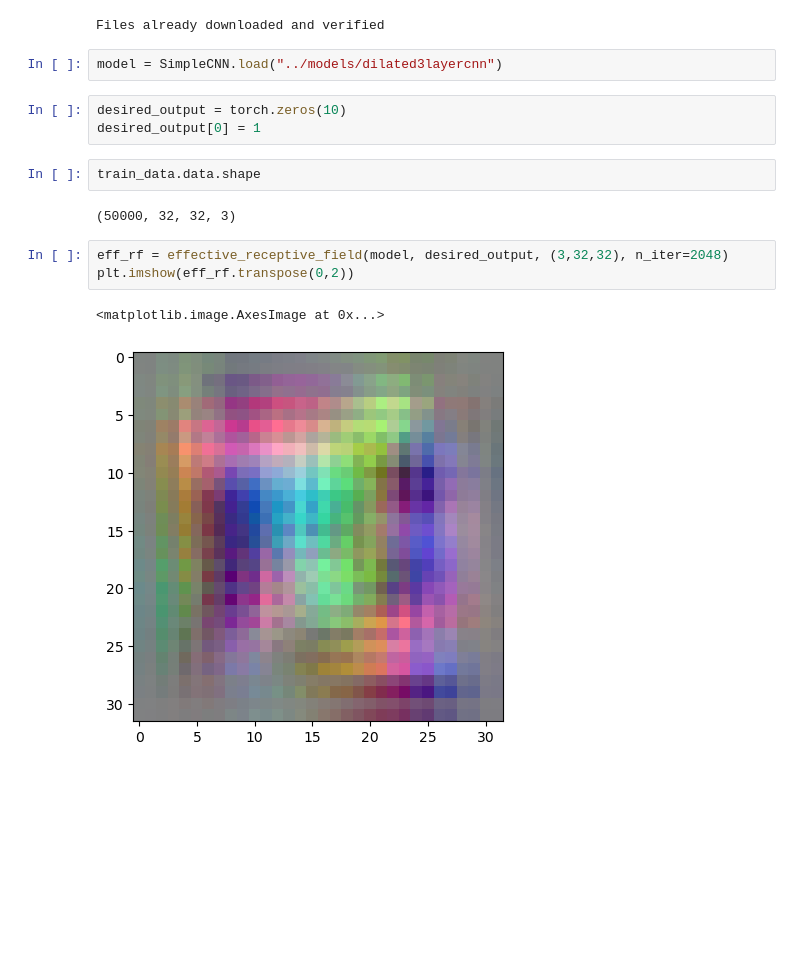
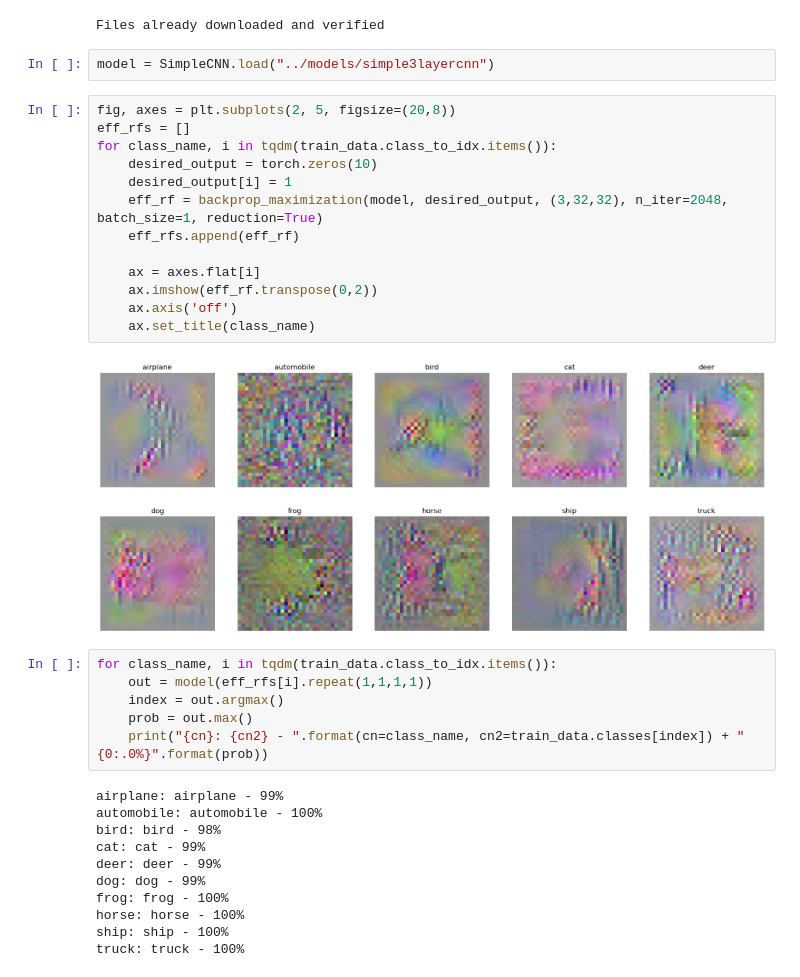
Before and after one commit to fabioseel/receptive-fields, a Jupyter notebook: src/evaluation.ipynb, the cells around one changed output. Drawn from its saved outputs; the diff is of its cells as text; blank space fills up the shorter version.

Commit message:
feat: implement maximization by backpropagation

```diff
--- a/src/evaluation.ipynb
+++ b/src/evaluation.ipynb
@@ -12,17 +13,36 @@ train_loader = DataLoader(train_data, batch_size=256, shuffle=False)
 # %% [output]
 Files already downloaded and verified
 # %%
-model = SimpleCNN.load("../models/dilated3layercnn")
+model = SimpleCNN.load("../models/simple3layercnn")
-# %%
-desired_output = torch.zeros(10)
-desired_output[0] = 1
-# %%
-train_data.data.shape
-# %% [output]
-(50000, 32, 32, 3)
-# %%
-eff_rf = effective_receptive_field(model, desired_output, (3,32,32), n_iter=2048)
-plt.imshow(eff_rf.transpose(0,2))
-# %% [output]
-<matplotlib.image.AxesImage at 0x...>
-[figure, removed]
+# %%
+fig, axes = plt.subplots(2, 5, figsize=(20,8))
+eff_rfs = []
+for class_name, i in tqdm(train_data.class_to_idx.items()):
+    desired_output = torch.zeros(10)
+    desired_output[i] = 1
+    eff_rf = backprop_maximization(model, desired_output, (3,32,32), n_iter=2048, batch_size=1, reduction=True)
+    eff_rfs.append(eff_rf)
+
+    ax = axes.flat[i]
+    ax.imshow(eff_rf.transpose(0,2))
+    ax.axis('off')
+    ax.set_title(class_name)
+# %% [output]
+[figure, added]
+# %%
+for class_name, i in tqdm(train_data.class_to_idx.items()):
+    out = model(eff_rfs[i].repeat(1,1,1,1))
+    index = out.argmax()
+    prob = out.max()
+    print("{cn}: {cn2} - ".format(cn=class_name, cn2=train_data.classes[index]) + "{0:.0%}".format(prob))
+# %% [output]
+airplane: airplane - 99%
+automobile: automobile - 100%
+bird: bird - 98%
+cat: cat - 99%
+deer: deer - 99%
+dog: dog - 99%
+frog: frog - 100%
+horse: horse - 100%
+ship: ship - 100%
+truck: truck - 100%
```
Also changed, not shown: parts of 1 cell of this notebook, 1 other file.
